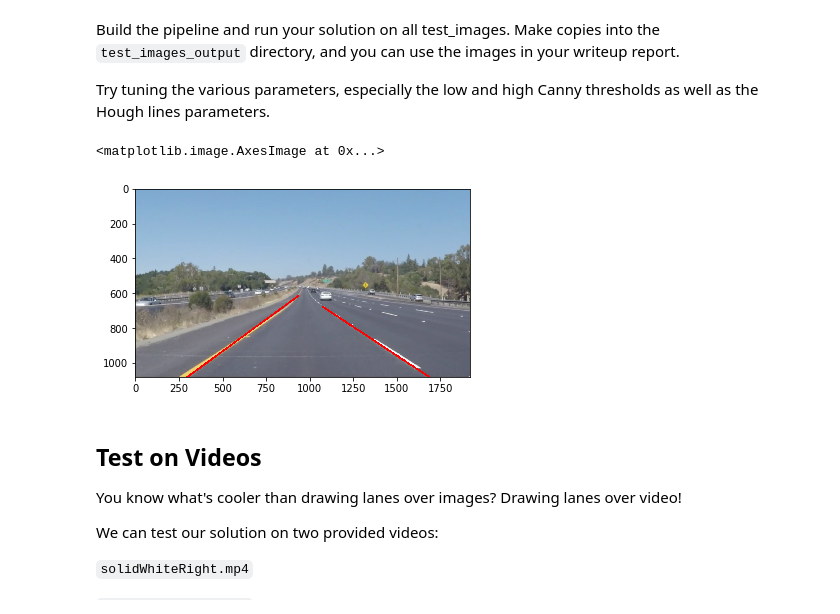
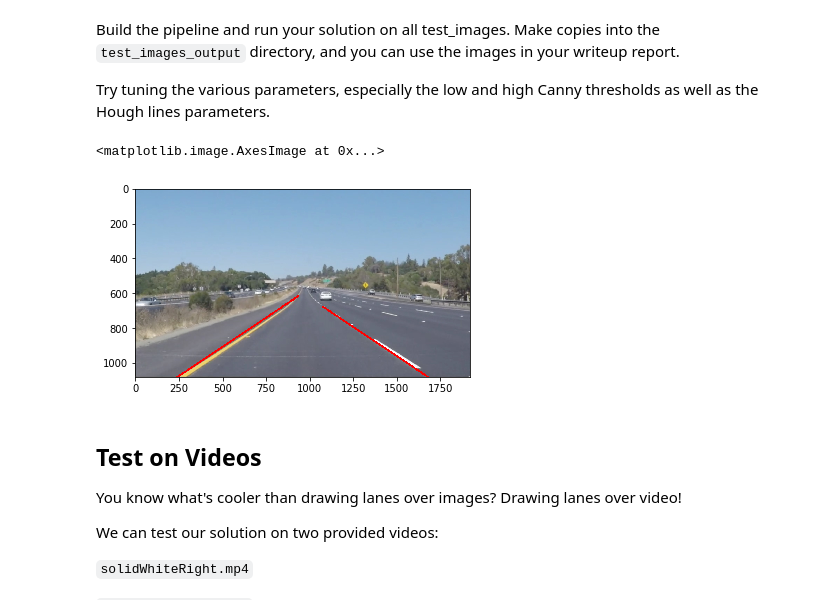
Before and after one commit to stormysun513/CarND-LaneLines-P1, a Jupyter notebook: P1.ipynb, the cells around one changed output. Drawn from its saved outputs; the diff is of its cells as text; code cells hidden in the pictures.

```diff
--- a/P1.ipynb
+++ b/P1.ipynb
@@ -267,13 +267,13 @@ def draw_lane_lines(image):
     kernel_size = 5
 
     # params for canny edge detection
-    low_thres = 40
-    high_thres = 120   # high threshold is set
+    low_thres = 45
+    high_thres = 135   # high threshold is set
 
     # params for hough transform
     rho = 1
     theta = np.pi/180
-    threshold = 24
+    threshold = 32
     min_line_length = 1
     max_line_gap = 240
 
@@ -285,34 +285,34 @@ def draw_lane_lines(image):
     roi = region_of_interest(edges, vertices)
 
     # run hough transform to detect lanes
     lines = cv2.HoughLinesP(roi, rho, theta, threshold, np.array([]), min_line_length, max_line_gap)
 
     # draw lane lines on the image
     lanes = detect_lane_lines(lines, width, height)
     result = image.copy()
     draw_lines(result, lanes, [255, 0, 0], 10)
 
     return result
 
 # run lane detection on all test images
 # image_paths = os.listdir('test_images/')
 # num = len(image_paths)
 # for idx, path in enumerate(image_paths):
 #     img = mpimg.imread('test_images/' + path)
 #     plt.subplot(num, 2, 2*idx+1)
 #     plt.imshow(img)
 #     plt.subplot(num, 2, 2*idx+2)
 #     result = draw_lane_lines(img)
 #     mpimg.imsave('test_images_output/' + path, result)
 #     plt.imshow(result)
 
 # debug
 image = mpimg.imread('test_images/debug.jpg')
 result = draw_lane_lines(image)
 plt.imshow(result)
 # %% [output]
 <matplotlib.image.AxesImage at 0x...>
-[figure, old version]
+[figure, new version]
 # %% [markdown]
 ## Test on Videos
 
```
Also changed, not shown: parts of 3 cells of this notebook, 2 other files.
